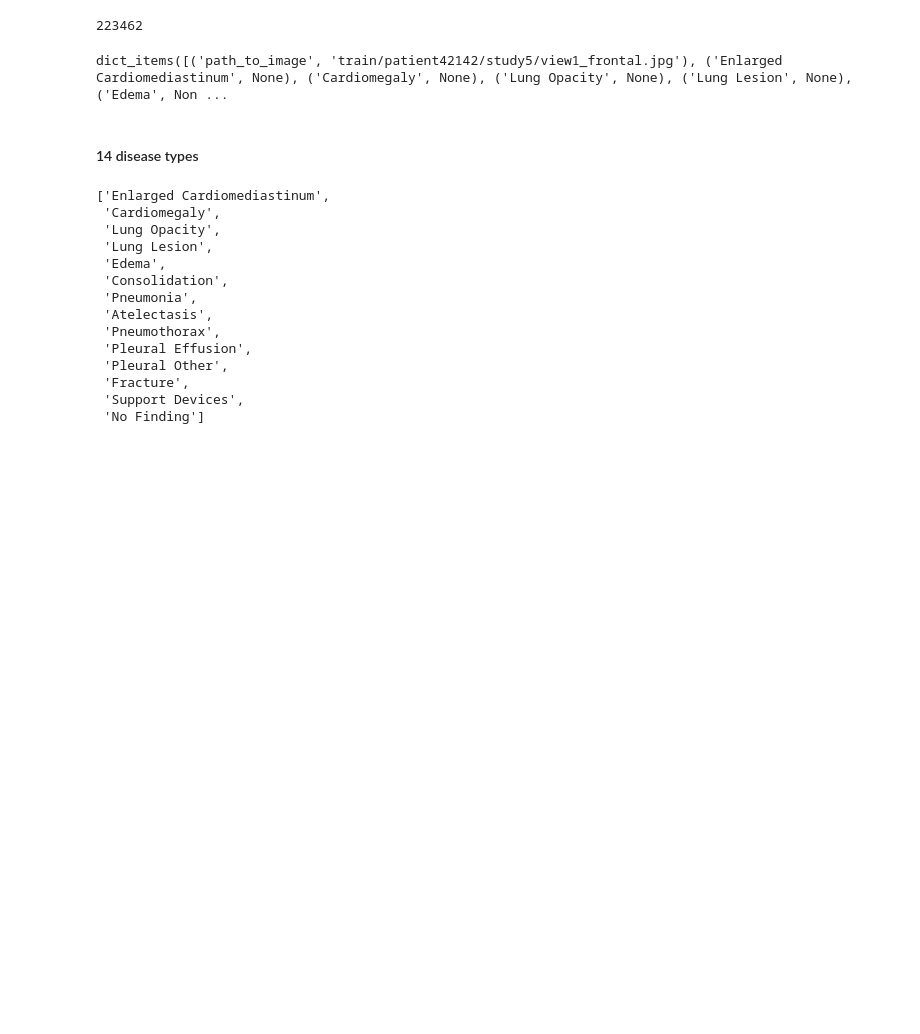
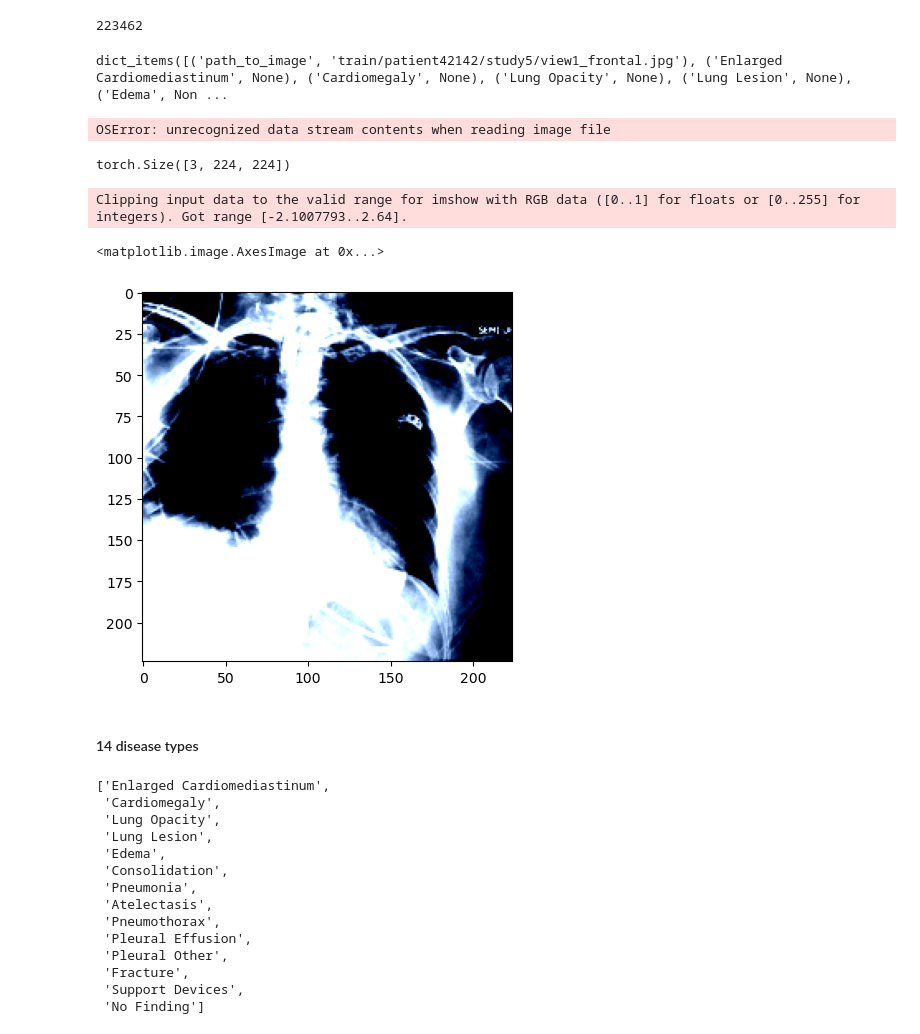
Before and after one commit to zhaizhongyuan/chexpert, a Jupyter notebook: preprocessing.ipynb, the cells around one changed output. Drawn from its saved outputs; the diff is of its cells as text; code cells hidden in the pictures; blank space fills up the shorter version.

```diff
--- a/preprocessing.ipynb
+++ b/preprocessing.ipynb
@@ -102,3 +120,19 @@ dict_items([('path_to_image', 'train/patient42142/study5/view1_frontal.jpg'), ('
+# %%
+full_img_path = os.path.join(data_folder, 'PNG/png_chexpert_plus_chunk_1/PNG/train/patient32368/study1/view1_frontal.png')
+# %%
+img = img = Image.open(full_img_path).convert("RGB")
+# %% [output]
+OSError: unrecognized data stream contents when reading image file
+# %%
+img.shape
+# %% [output]
+torch.Size([3, 224, 224])
+# %%
+plt.imshow(img.permute(1, 2, 0))
+# %% [output]
+Clipping input data to the valid range for imshow with RGB data ([0..1] for floats or [0..255] for integers). Got range [-2.1007793..2.64].
+<matplotlib.image.AxesImage at 0x...>
+[figure, added]
 # %% [markdown]
 #### 14 disease types
 # %%
```
Also changed, not shown: parts of 6 cells of this notebook, 16 other files.
